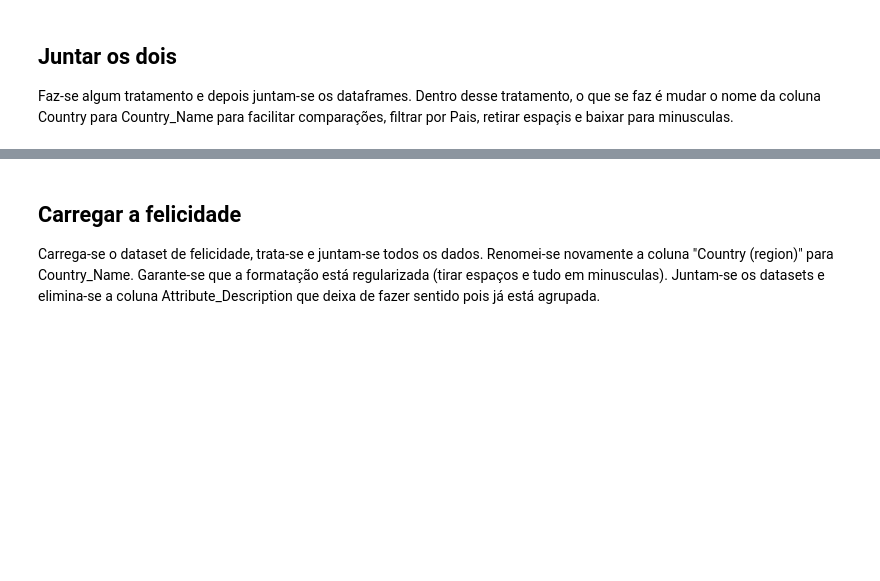
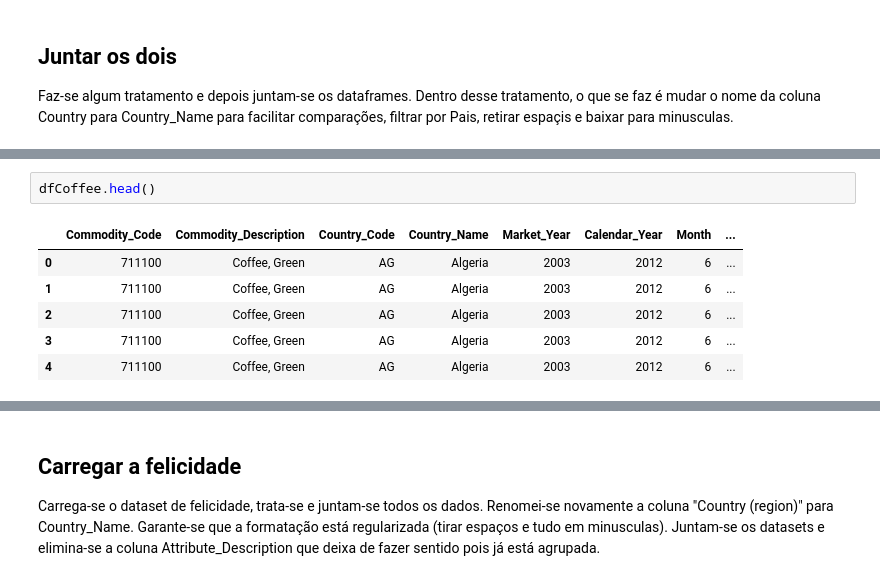
Before and after one commit to nunovivas/TrabalhoFinal, a Jupyter notebook: 04Final.ipynb, the cells around one changed output, grey strips where cells are left out. Cells and saved outputs as stored; diff of their text form; blank space fills up the shorter version.

```diff
--- a/04Final.ipynb
+++ b/04Final.ipynb
@@ -207,0 +322,9 @@ Dentro desse tratamento, o que se faz é mudar o nome da coluna Country para Cou
+# %%
+dfCoffee.head()
+# %% [output]
+|  | Commodity_Code | Commodity_Description | Country_Code | Country_Name | Market_Year | Calendar_Year | Month | ... |
+| 0 | 711100 | Coffee, Green | AG | Algeria | 2003 | 2012 | 6 | ... |
+| 1 | 711100 | Coffee, Green | AG | Algeria | 2003 | 2012 | 6 | ... |
+| 2 | 711100 | Coffee, Green | AG | Algeria | 2003 | 2012 | 6 | ... |
+| 3 | 711100 | Coffee, Green | AG | Algeria | 2003 | 2012 | 6 | ... |
+| 4 | 711100 | Coffee, Green | AG | Algeria | 2003 | 2012 | 6 | ... |
```
Also changed, not shown: parts of 21 cells of this notebook, 1 other file.
